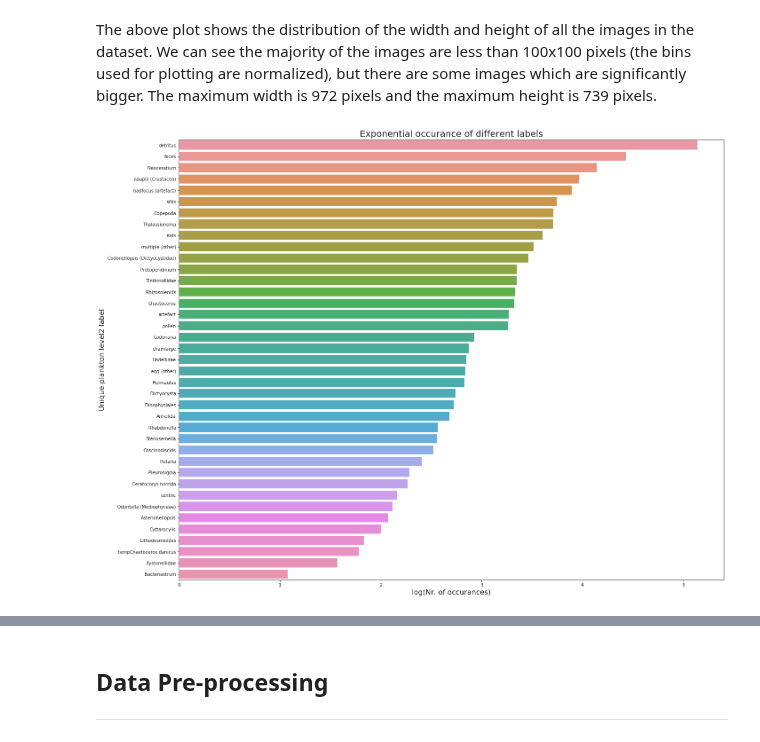
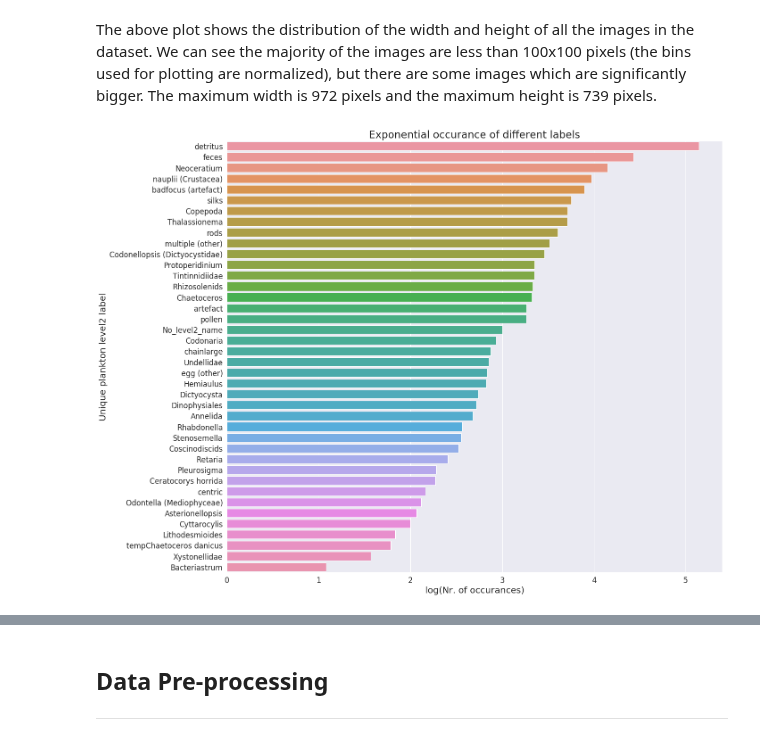
Before and after one commit to yohannjs/AML-2019, a Jupyter notebook: Challenges/4_Plankton/master_plankton.ipynb, the cells around one changed output, grey strips where cells are left out. Cells and saved outputs as stored; diff of their text form; code cells hidden in the pictures.

```diff
--- a/Challenges/4_Plankton/master_plankton.ipynb
+++ b/Challenges/4_Plankton/master_plankton.ipynb
@@ -92,18 +101,18 @@ The above plot shows the distribution of the width and height of all the images
 # %%
 # Barplot
 number_unique_names = labelsDF.groupby('level2', as_index=True)['id'].count()
 number_unique_names.sort_values(inplace=True, ascending=False)
 
 figure, ax = plt.subplots(figsize=(20,15))
 ax = sns.barplot(y=number_unique_names.index, x=np.log10(number_unique_names.values))
-sns.set(font_scale=1.2)
+sns.set(font_scale=1.5)
 
-plt.ylabel('Unique plankton level2 label', fontsize= 16)
-plt.xlabel('log(Nr. of occurances)', fontsize= 16)
-plt.title('Exponential occurance of different labels', fontsize=20)
+plt.ylabel('Unique plankton level2 label', fontsize= 20)
+plt.xlabel('log(Nr. of occurances)', fontsize= 20)
+plt.title('Exponential occurance of different labels', fontsize=23)
 plt.tight_layout()
 # %% [output]
-[figure, old version]
+[figure, new version]
 # %%
 unique_names = labelsDF.groupby('level2', as_index=False)['id'].count()
 unique_names.sort_values(inplace=True, ascending=False, by='id')
```
Also changed, not shown: parts of 33 cells of this notebook, 7 other files.
